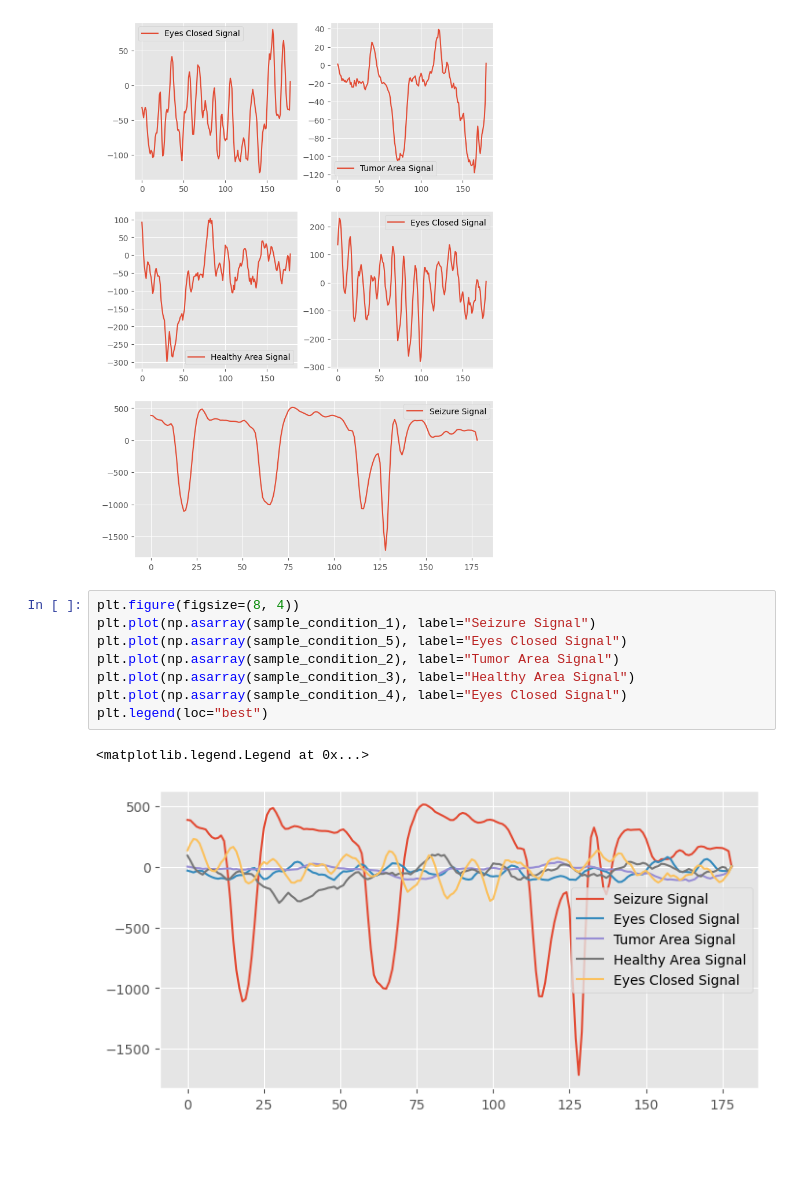
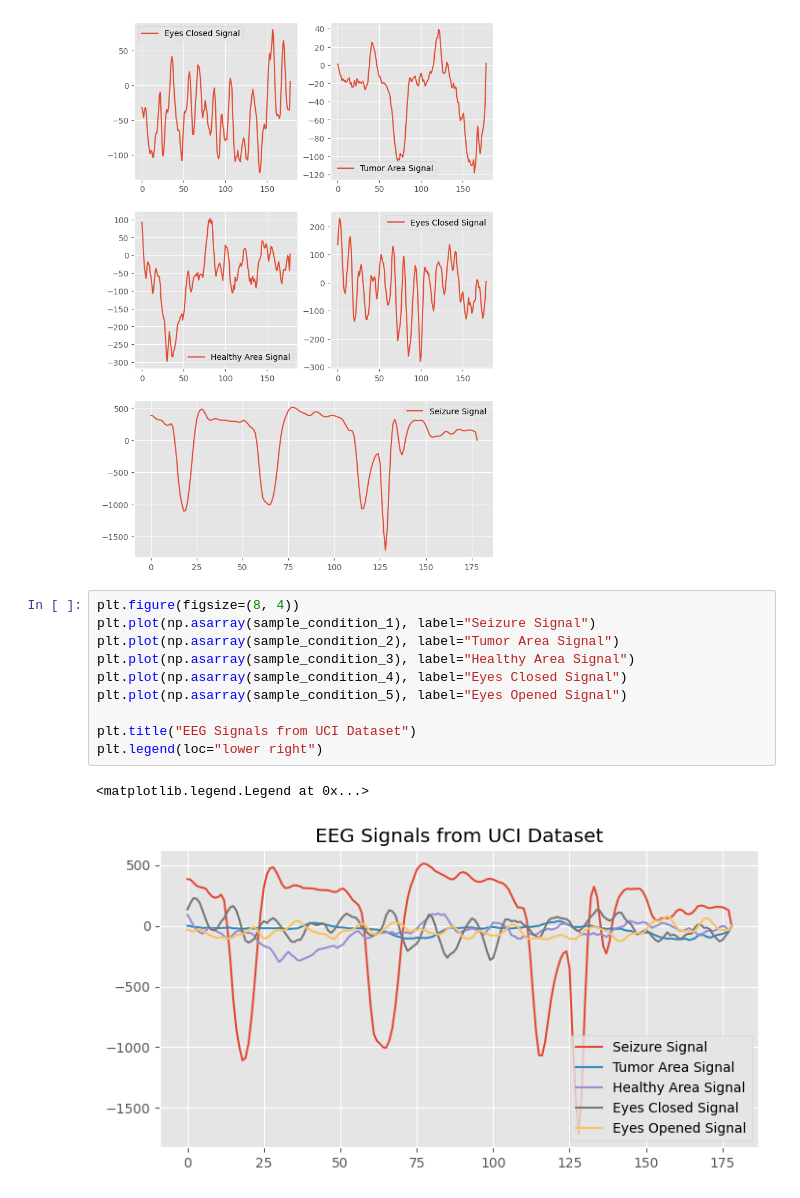
Before and after one commit to paulovictorcorreia/INF8225, a Jupyter notebook: TP4 - Final Project/exploratory_data_analysis.ipynb, the cells around one changed output. Drawn from its saved outputs; the diff is of its cells as text; blank space fills up the shorter version.

```diff
--- a/TP4 - Final Project/exploratory_data_analysis.ipynb
+++ b/TP4 - Final Project/exploratory_data_analysis.ipynb
@@ -70,11 +70,13 @@ plt.show()
 # %%
 plt.figure(figsize=(8, 4))
 plt.plot(np.asarray(sample_condition_1), label="Seizure Signal")
-plt.plot(np.asarray(sample_condition_5), label="Eyes Closed Signal")
 plt.plot(np.asarray(sample_condition_2), label="Tumor Area Signal")
 plt.plot(np.asarray(sample_condition_3), label="Healthy Area Signal")
 plt.plot(np.asarray(sample_condition_4), label="Eyes Closed Signal")
-plt.legend(loc="best")
+plt.plot(np.asarray(sample_condition_5), label="Eyes Opened Signal")
+
+plt.title("EEG Signals from UCI Dataset")
+plt.legend(loc="lower right")
 # %% [output]
 <matplotlib.legend.Legend at 0x...>
-[figure, old version]
+[figure, new version]
```
Also changed, not shown: 4 other files.
